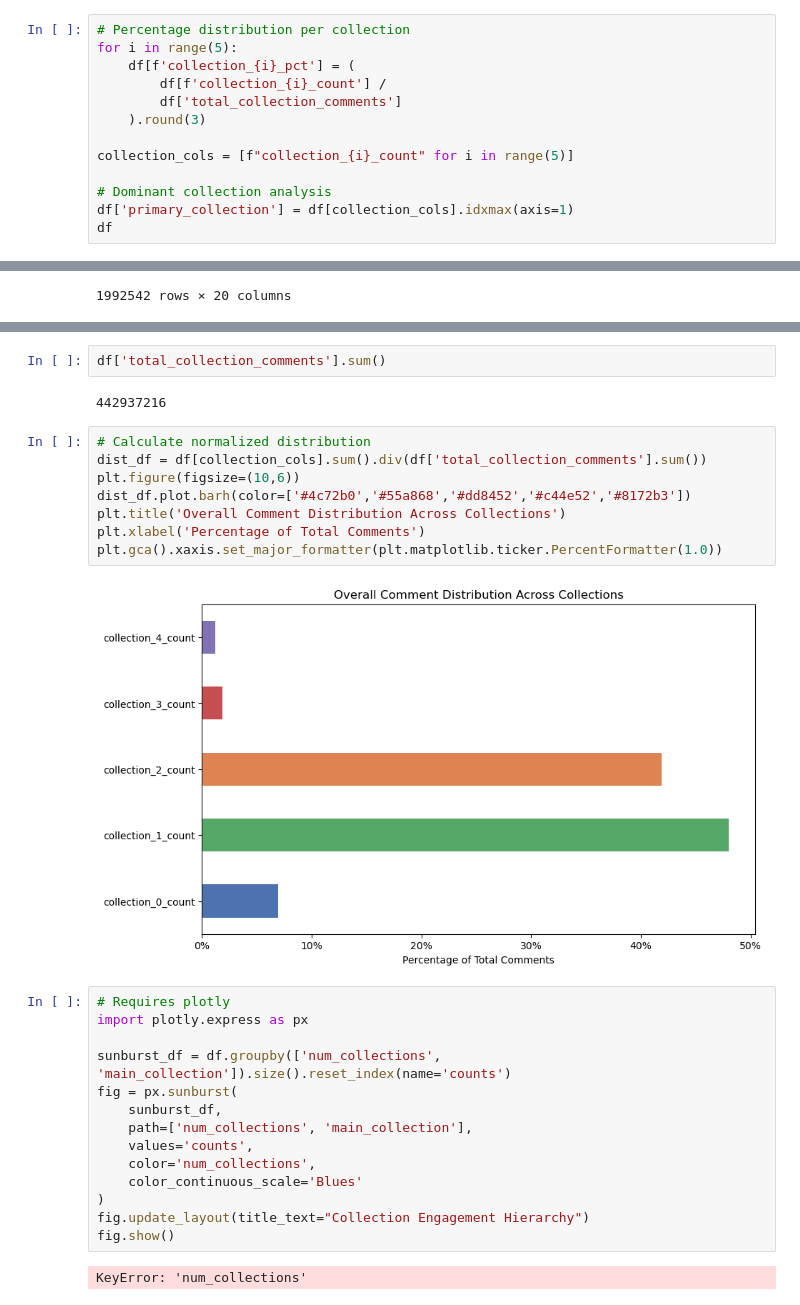
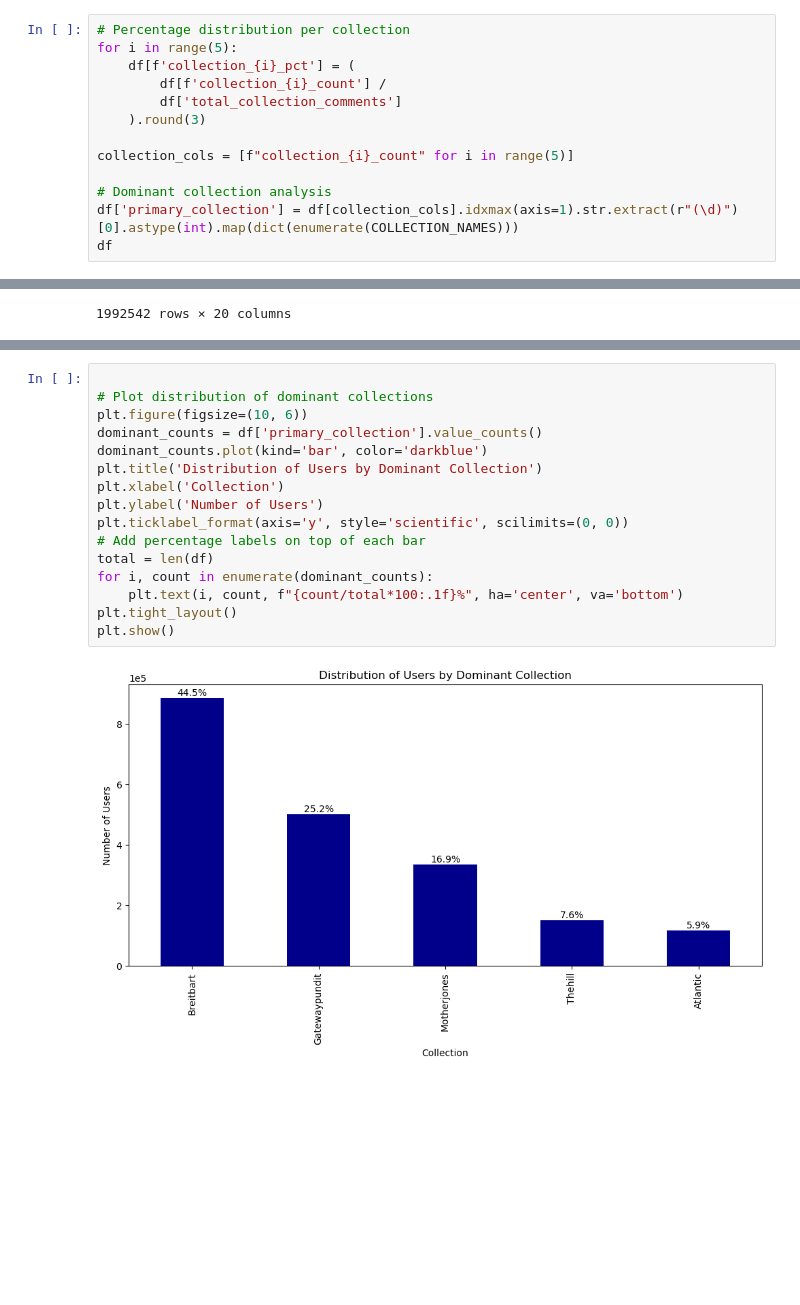
Before and after one commit to DanieleBarolo/Comments_Beliefs, a Jupyter notebook: individual_users_trajectories.ipynb, the cells around one changed output, grey strips where cells are left out. Cells and saved outputs as stored; diff of their text form; blank space fills up the shorter version.

Commit message:
find_topic of a comment

```diff
--- a/individual_users_trajectories.ipynb
+++ b/individual_users_trajectories.ipynb
@@ -319,7 +319,7 @@ for i in range(5):
 collection_cols = [f"collection_{i}_count" for i in range(5)]
 
 # Dominant collection analysis
-df['primary_collection'] = df[collection_cols].idxmax(axis=1)
+df['primary_collection'] = df[collection_cols].idxmax(axis=1).str.extract(r"(\d)")[0].astype(int).map(dict(enumerate(COLLECTION_NAMES)))
 df
 # %% [output]
 |  | user_id | comment_id | article_id | collection_id | createdAt | num_comments | age_days | collection_0_count | ... |
@@ -390,30 +371,18 @@ Text(95.58159722222221, 0.5, 'Collection ID')
-# %%
-df['total_collection_comments'].sum()
-# %% [output]
-442937216
-# %%
-# Calculate normalized distribution
-dist_df = df[collection_cols].sum().div(df['total_collection_comments'].sum())
-plt.figure(figsize=(10,6))
-dist_df.plot.barh(color=['#4c72b0','#55a868','#dd8452','#c44e52','#8172b3'])
-plt.title('Overall Comment Distribution Across Collections')
-plt.xlabel('Percentage of Total Comments')
-plt.gca().xaxis.set_major_formatter(plt.matplotlib.ticker.PercentFormatter(1.0))
-# %% [output]
-[figure, removed]
-# %%
-# Requires plotly
-import plotly.express as px
-
-sunburst_df = df.groupby(['num_collections', 'main_collection']).size().reset_index(name='counts')
-fig = px.sunburst(
-    sunburst_df,
-    path=['num_collections', 'main_collection'],
-    values='counts',
-    color='num_collections',
-    color_continuous_scale='Blues'
-)
-fig.update_layout(title_text="Collection Engagement Hierarchy")
-fig.show()
-# %% [output]
-KeyError: 'num_collections'
+# %%
+
+# Plot distribution of dominant collections
+plt.figure(figsize=(10, 6))
+dominant_counts = df['primary_collection'].value_counts()
+dominant_counts.plot(kind='bar', color='darkblue')
+plt.title('Distribution of Users by Dominant Collection')
+plt.xlabel('Collection')
+plt.ylabel('Number of Users')
+plt.ticklabel_format(axis='y', style='scientific', scilimits=(0, 0))
+# Add percentage labels on top of each bar
+total = len(df)
+for i, count in enumerate(dominant_counts):
+    plt.text(i, count, f"{count/total*100:.1f}%", ha='center', va='bottom')
+plt.tight_layout()
+plt.show()
+# %% [output]
+[figure, added]
```
Also changed, not shown: parts of 5 cells of this notebook, 6 other files.
